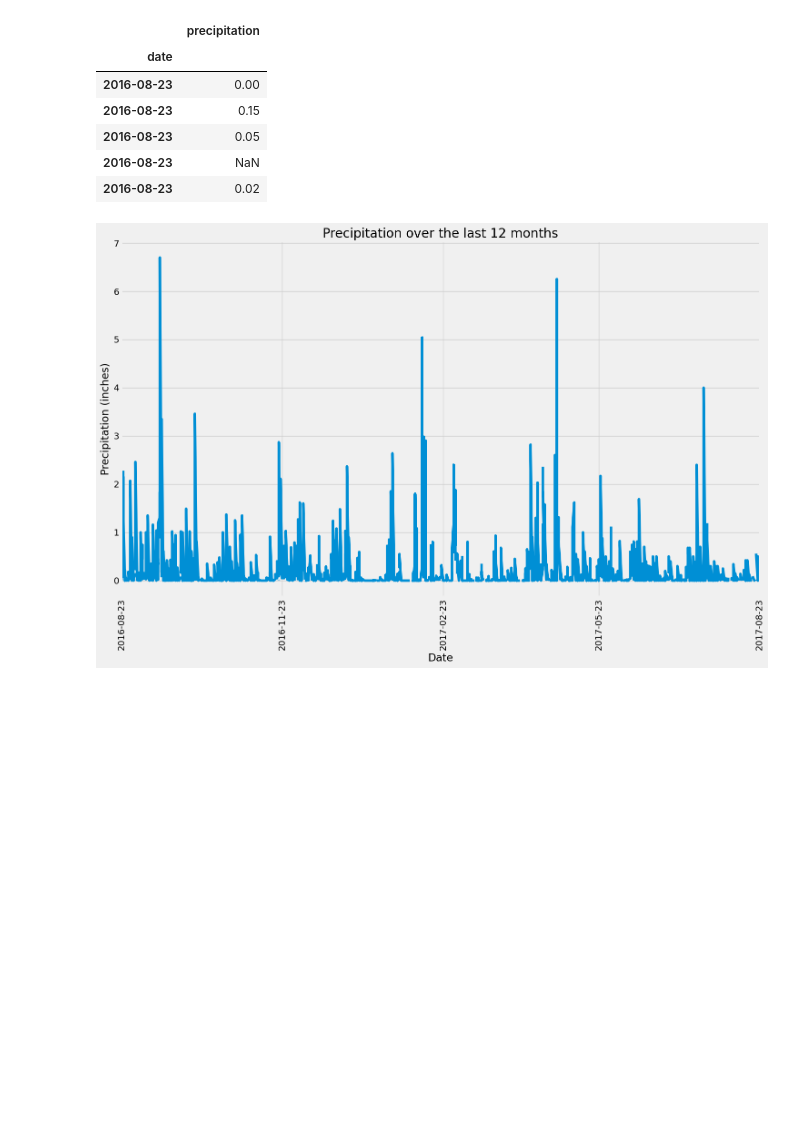
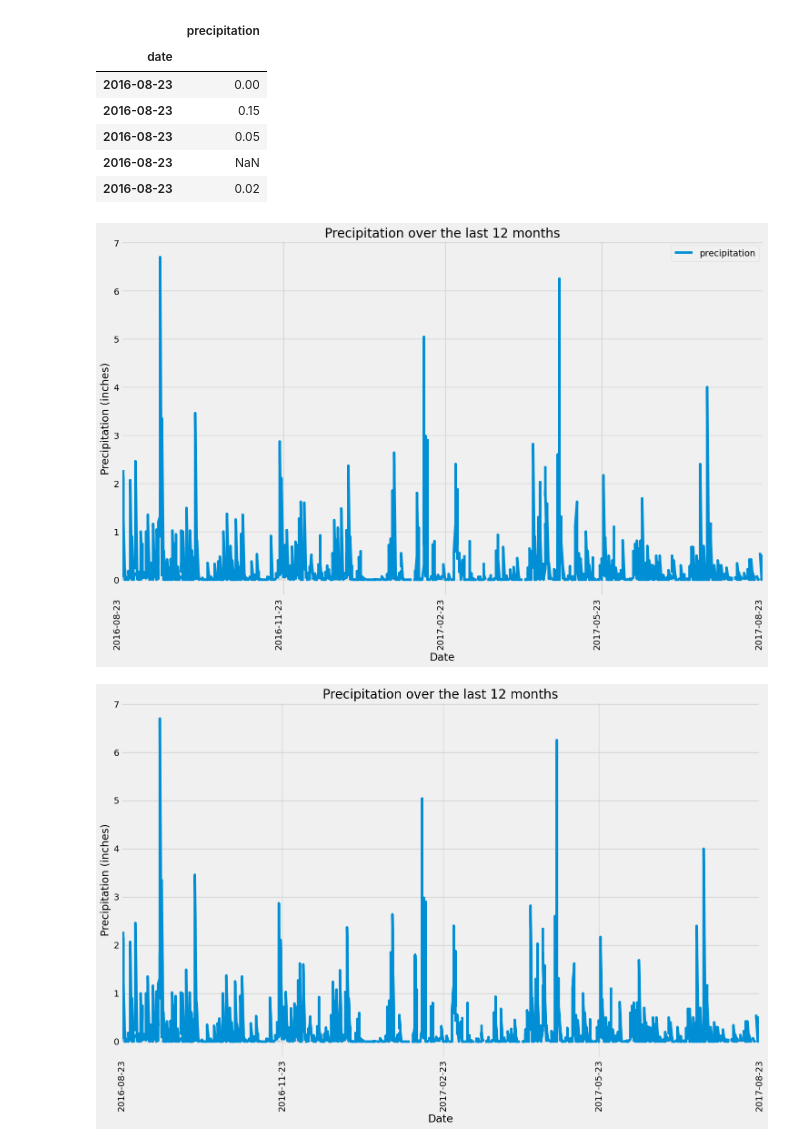
Before and after one commit to Yelemam/sqlalchemy-challenge, a Jupyter notebook: SurfsUP/Starter_Code/climate_starter.ipynb, the cells around one changed output. Saved outputs shown, nothing was run; the diff lists cells and outputs as text; code cells hidden in the pictures; blank space fills up the shorter version.

Commit message:
Updated the matplotlip plot to dataframe plot

```diff
--- a/SurfsUP/Starter_Code/climate_starter.ipynb
+++ b/SurfsUP/Starter_Code/climate_starter.ipynb
@@ -141,6 +141,31 @@ date_df.head()
 | 2016-08-23 | 0.05 |
 | 2016-08-23 | NaN |
 | 2016-08-23 | 0.02 |
+# %%
+xloc = ['2016-08-23', '2016-11-23', '2017-02-23', '2017-05-23', '2017-08-23']
+xloc = pd.to_datetime(xloc)  # Convert xloc to datetime to match the DataFrame index
+
+# Plot using DataFrame's built-in plotting function
+ax = df.plot(y='precipitation', figsize=(15, 10), title='Precipitation over the last 12 months')
+
+# Set the x-axis labels
+plt.xticks(xloc, rotation=90)
+
+# Set axis labels
+plt.xlabel('Date')
+plt.ylabel('Precipitation (inches)')
+
+# Adjust x-axis limits to match the DataFrame's index
+plt.xlim(df.index.min(), df.index.max())
+
+plt.tight_layout()
+
+# Save the figure to a file
+plt.savefig('Images/precipitation_plot.png', dpi=300)
+ # Display the plot
+plt.show()
+# %% [output]
+[figure, added]
 # %%
 # Use Pandas Plotting with Matplotlib to plot the data
 # Plotting
```
Also changed, not shown: parts of 3 cells of this notebook, 3 other files.
